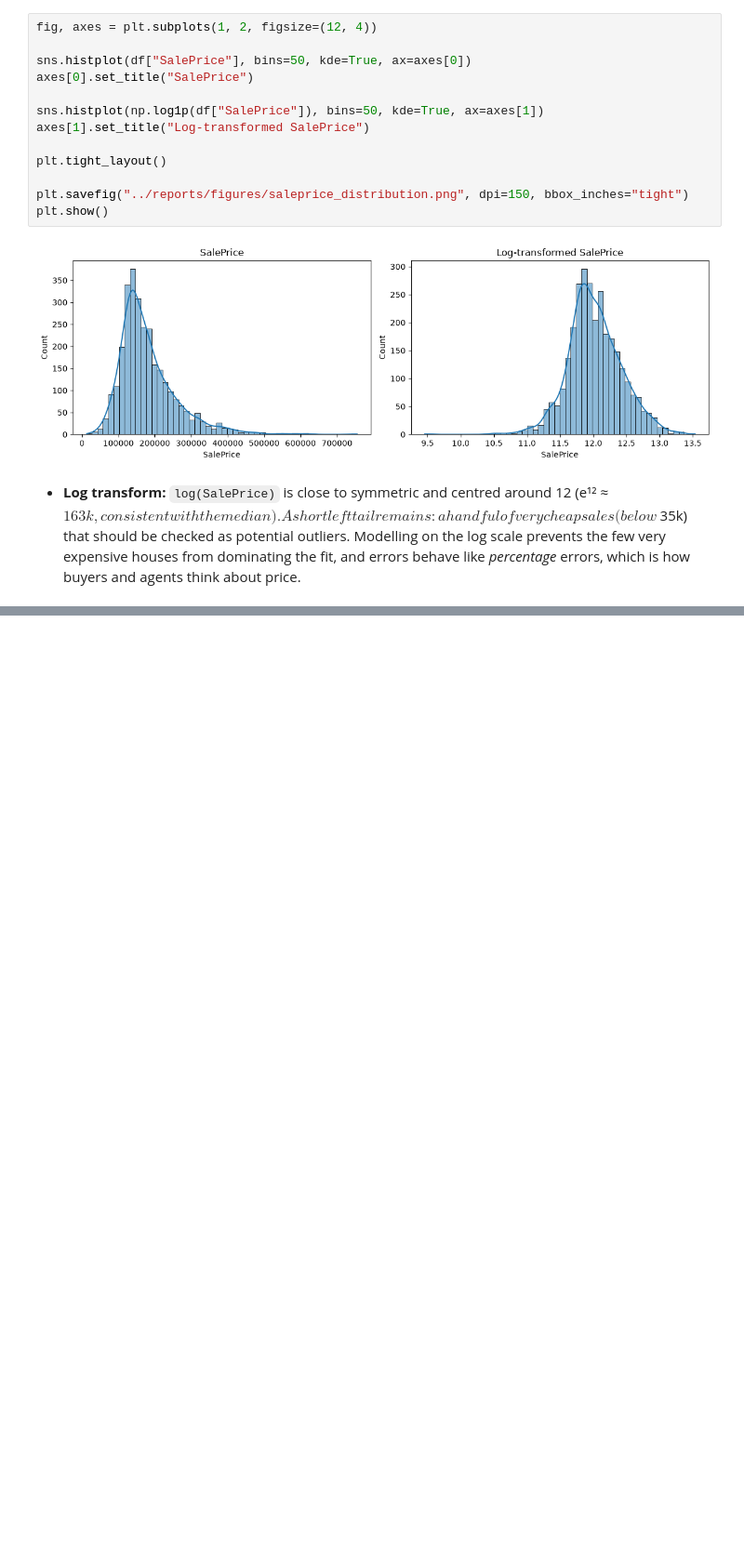
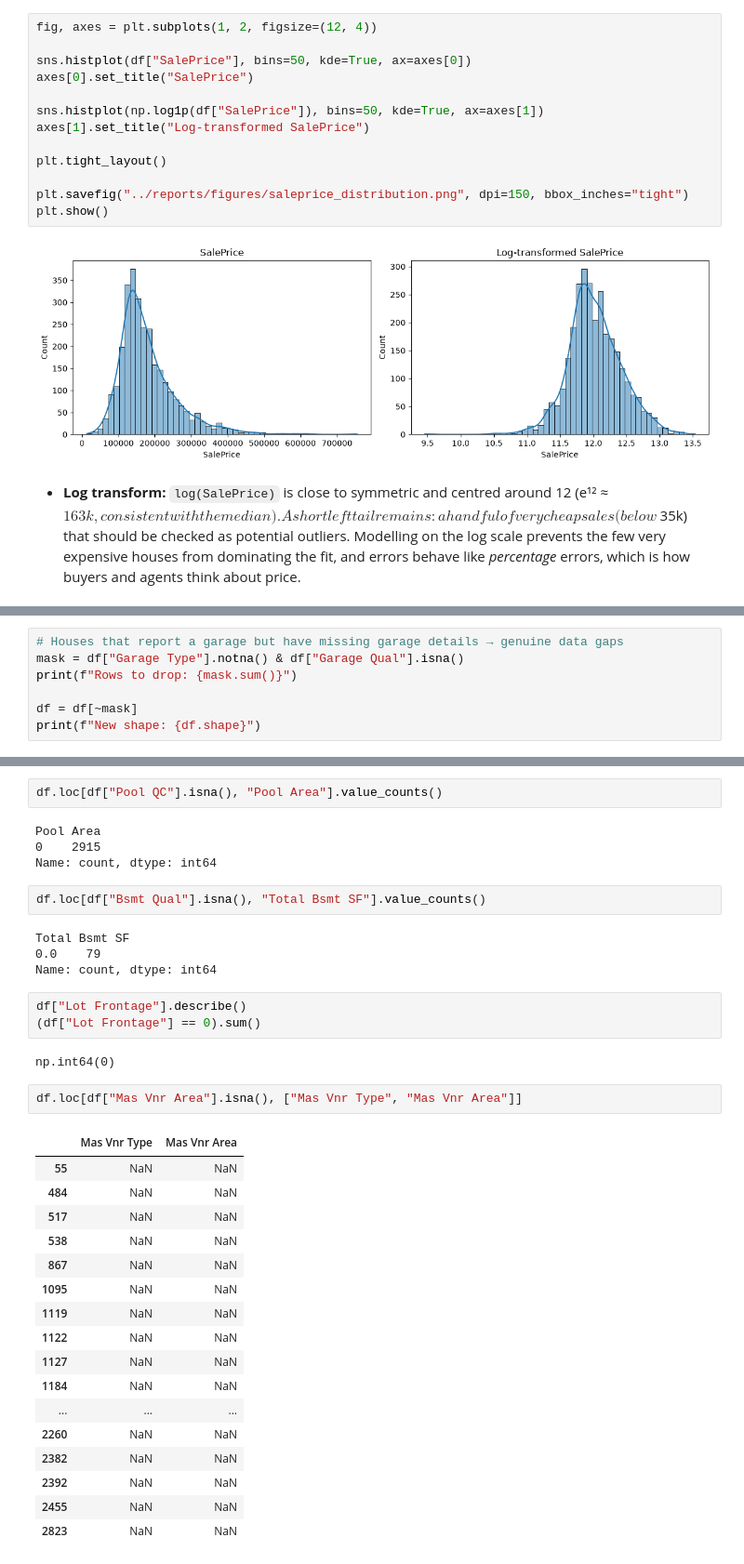
Before and after one commit to DavidRenteria/house-price-prediction, a Jupyter notebook: notebooks/01_eda.ipynb, the cells around one changed output, grey strips where cells are left out. Shown at 93% size. Cells and saved outputs as stored; diff of their text form; blank space fills up the shorter version.

```diff
--- a/notebooks/01_eda.ipynb
+++ b/notebooks/01_eda.ipynb
@@ -93,0 +142,7 @@ plt.show()
+# %%
+# Houses that report a garage but have missing garage details → genuine data gaps
+mask = df["Garage Type"].notna() & df["Garage Qual"].isna()
+print(f"Rows to drop: {mask.sum()}")
+
+df = df[~mask]
+print(f"New shape: {df.shape}")
@@ -93,0 +170,37 @@ plt.show()
+# %%
+df.loc[df["Pool QC"].isna(), "Pool Area"].value_counts()
+# %% [output]
+Pool Area
+0    2915
+Name: count, dtype: int64
+# %%
+df.loc[df["Bsmt Qual"].isna(), "Total Bsmt SF"].value_counts()
+# %% [output]
+Total Bsmt SF
+0.0    79
+Name: count, dtype: int64
+# %%
+df["Lot Frontage"].describe()
+(df["Lot Frontage"] == 0).sum()
+# %% [output]
+np.int64(0)
+# %%
+df.loc[df["Mas Vnr Area"].isna(), ["Mas Vnr Type", "Mas Vnr Area"]]
+# %% [output]
+|  | Mas Vnr Type | Mas Vnr Area |
+| 55 | NaN | NaN |
+| 484 | NaN | NaN |
+| 517 | NaN | NaN |
+| 538 | NaN | NaN |
+| 867 | NaN | NaN |
+| 1095 | NaN | NaN |
+| 1119 | NaN | NaN |
+| 1122 | NaN | NaN |
+| 1127 | NaN | NaN |
+| 1184 | NaN | NaN |
+| ... | ... | ... |
+| 2260 | NaN | NaN |
+| 2382 | NaN | NaN |
+| 2392 | NaN | NaN |
+| 2455 | NaN | NaN |
+| 2823 | NaN | NaN |
```
Also changed, not shown: parts of 11 cells of this notebook, 1 other file.
